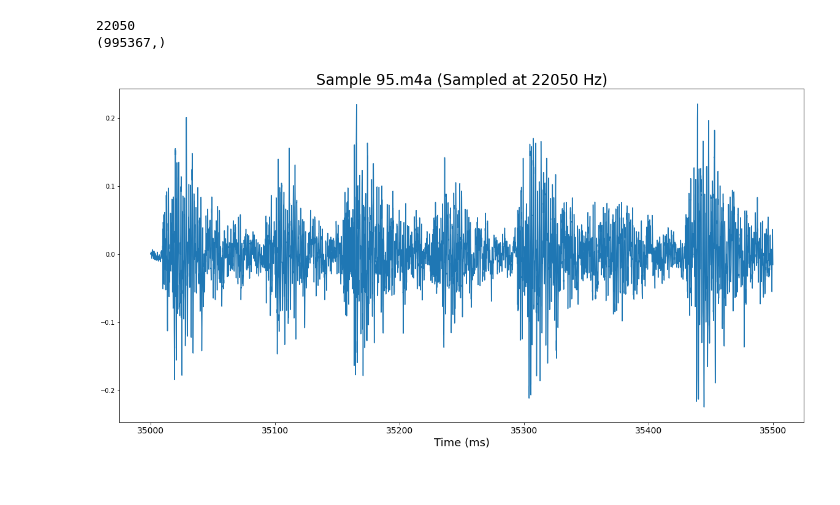
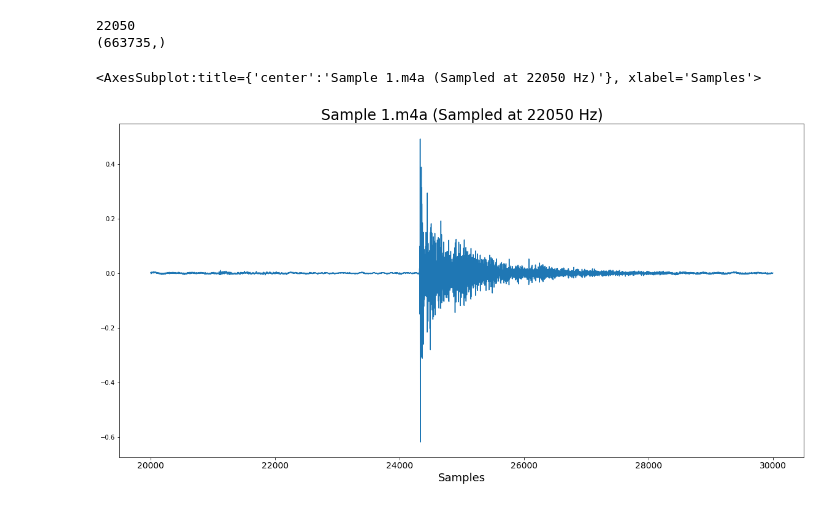
Before and after one commit to prestondunton/rhythm_regression, a Jupyter notebook: Testing.ipynb, the cells around one changed output. Saved outputs shown, nothing was run; the diff lists cells and outputs as text; code cells hidden in the pictures.

```diff
--- a/Testing.ipynb
+++ b/Testing.ipynb
@@ -6,17 +8,21 @@ import unit_conversion as uc
 import warnings
 warnings.filterwarnings('ignore')
 # %%
-sample_name = 'Sample 95.m4a'
+sample_name = 'Sample 1.m4a'
+sample_path = f'./data/audio/{sample_name}'
 
-audio, sampling_rate = librosa.load(f'./data/audio/{sample_name}')
-
-print(sampling_rate)
-
-print(audio.shape)
+# ipd.Audio(filename=sample_path)
-# %% [output]
-22050
-(995367,)
+# %%
+audio, sampling_rate = librosa.load(sample_path)
+
+print(sampling_rate)
+
+print(audio.shape)
+# %% [output]
+22050
+(663735,)
 # %%
-plot_audio_sample(audio, sampling_rate, title=sample_name, time_range=(35000,35500), units='ms')
+nbt.plot_signal(audio, title=sample_name, units='samples', time_range=(20000,30000))
 # %% [output]
+<AxesSubplot:title={'center':'Sample 1.m4a (Sampled at 22050 Hz)'}, xlabel='Samples'>
-[figure, old version]
+[figure, new version]
```
Also changed, not shown: parts of 2 cells of this notebook, 11 other files.
